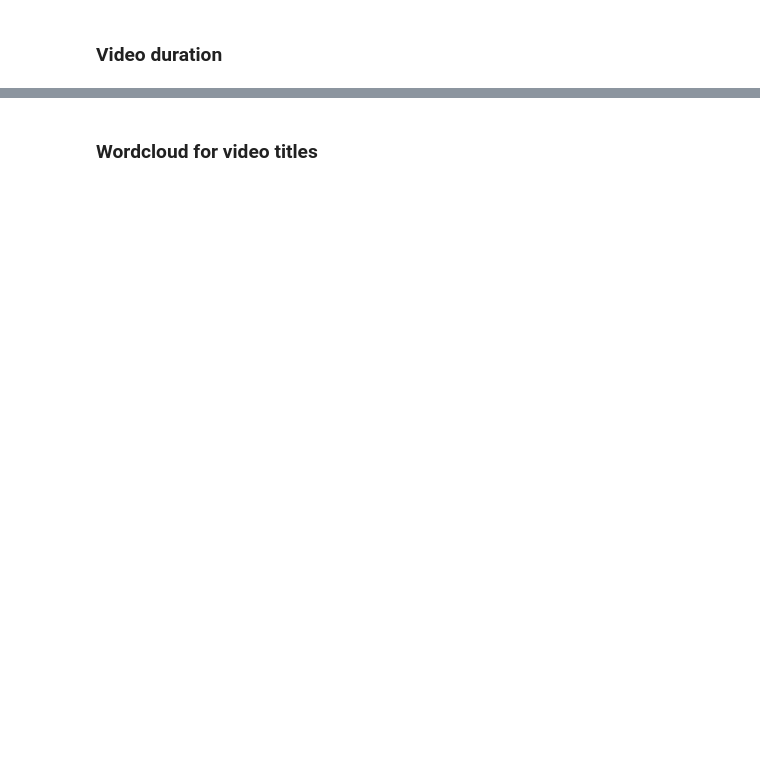
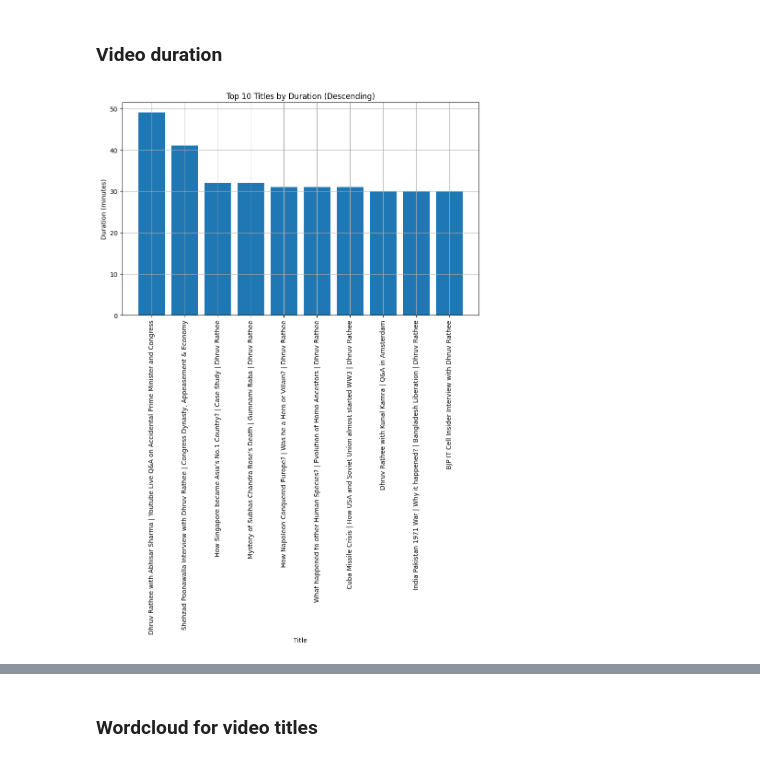
Before and after one commit to Lais62/Youtube-Analysis-Using-API, a Jupyter notebook: DhuruRathe.ipynb, the cells around one changed output, grey strips where cells are left out. Drawn from its saved outputs; the diff is of its cells as text; code cells hidden in the pictures; blank space fills up the shorter version.

```diff
--- a/DhuruRathe.ipynb
+++ b/DhuruRathe.ipynb
@@ -473,6 +473,20 @@ sns.scatterplot(data = df, x = 'likeCount', y = 'viewCount', ax = ax[1])
 ### Video duration
 # %%
 df['duration_minutes'] = df['durationSecs'].dt.components['minutes']
+# %%
+top_10_titles = df.sort_values(by='duration_minutes', ascending=False).head(10)
+
+# Plotting the bar plot
+plt.figure(figsize=(10, 6))
+plt.bar( top_10_titles['title'] , top_10_titles['duration_minutes'])
+plt.xlabel('Title')
+plt.ylabel('Duration (minutes)')
+plt.title('Top 10 Titles by Duration (Descending)')
+plt.xticks(rotation=90)  # Rotate x-axis labels for better visibility
+plt.grid(True)  # Add grid lines
+plt.show()
+# %% [output]
+[figure, added]
 # %%
 df.head()
 # %% [output]
```
Also changed, not shown: parts of 23 cells of this notebook.
